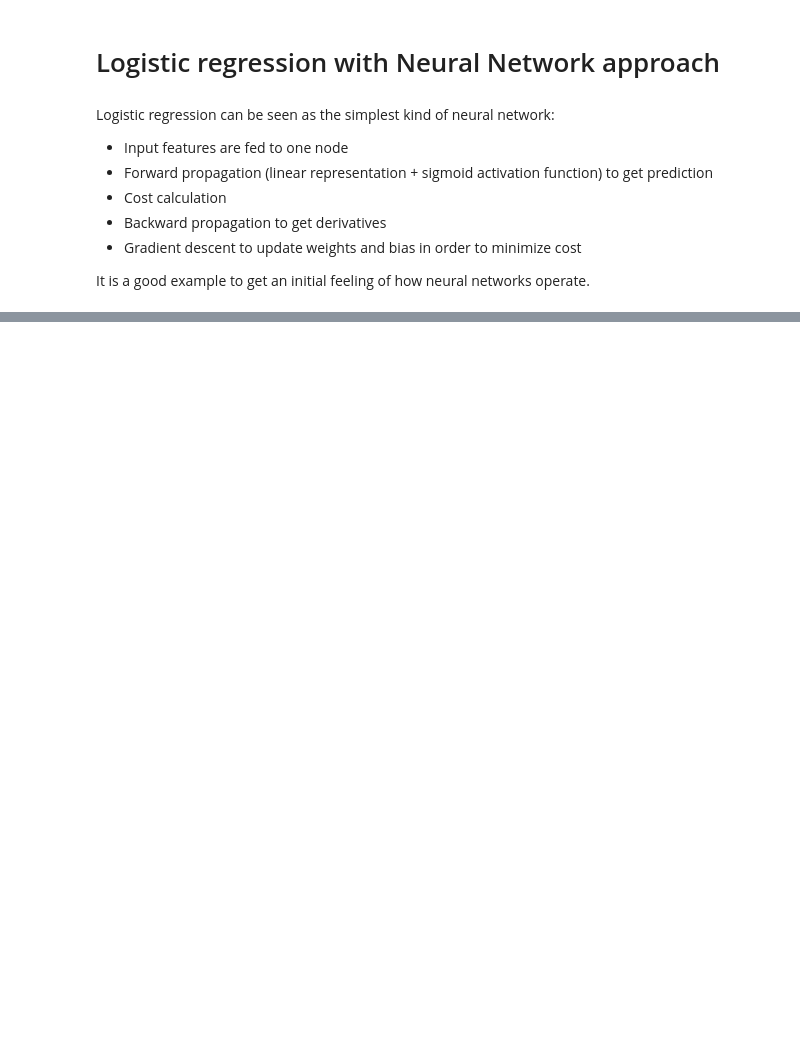
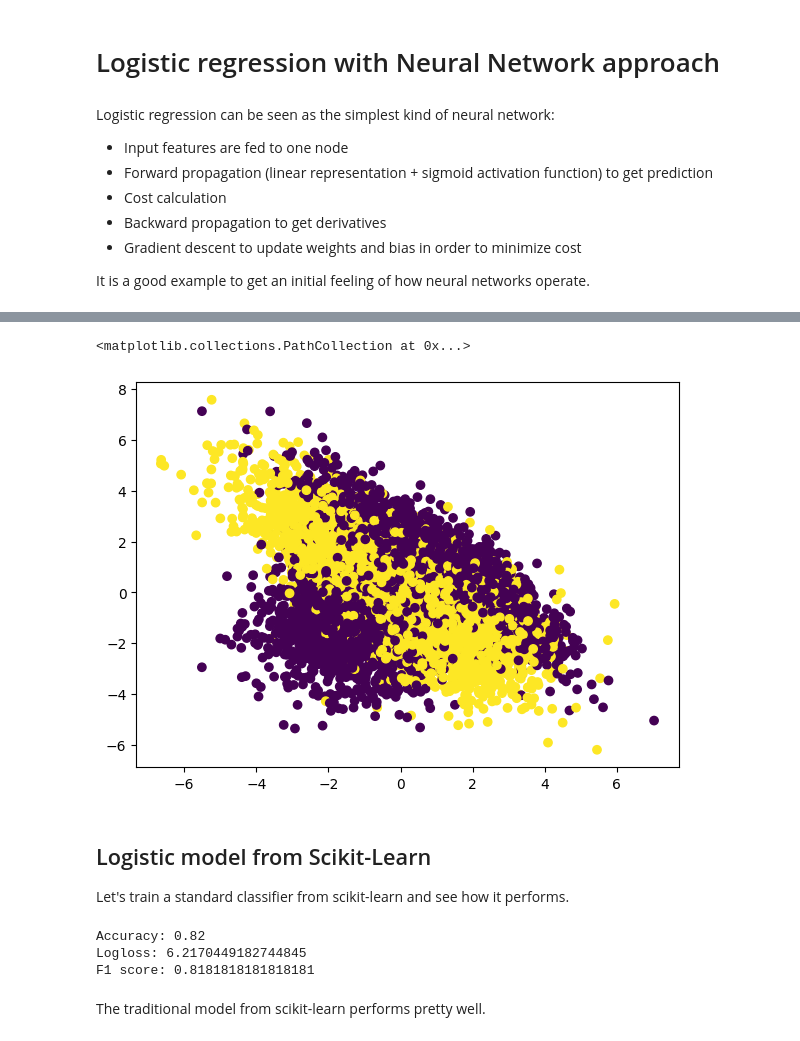
Before and after one commit to JanetVictorious/deep-learning-fundamentals, a Jupyter notebook: 01_basic_neural_networks/logistic_regression_nn_approach.ipynb, the cells around one changed output, grey strips where cells are left out. Cells and saved outputs as stored; diff of their text form; code cells hidden in the pictures; blank space fills up the shorter version.

```diff
--- a/01_basic_neural_networks/logistic_regression_nn_approach.ipynb
+++ b/01_basic_neural_networks/logistic_regression_nn_approach.ipynb
@@ -33,0 +37,30 @@ plt.scatter(X[:,0], X[:, 1], c=y)
+# %%
+# Plot some other features with label
+plt.figure(figsize=(7, 5))
+plt.scatter(X_train[:,8], X_train[:, 9], c=y_train)
+# %% [output]
+<matplotlib.collections.PathCollection at 0x...>
+[figure, added]
+# %% [markdown]
+## Logistic model from Scikit-Learn
+
+Let's train a standard classifier from scikit-learn and see how it performs.
+# %%
+# Model
+clf = LogisticRegressionCV()
+
+# Train model
+clf.fit(X_train, y_train)
+
+# Evaluation on test set
+y_pred = clf.predict(X_test)
+
+print(f'Accuracy: {accuracy_score(y_test, y_pred)}')
+print(f'Logloss: {log_loss(y_test, y_pred)}')
+print(f'F1 score: {f1_score(y_test, y_pred)}')
+# %% [output]
+Accuracy: 0.82
+Logloss: 6.2170449182744845
+F1 score: 0.8181818181818181
+# %% [markdown]
+The traditional model from scikit-learn performs pretty well.
```
Also changed, not shown: parts of 11 cells of this notebook.
